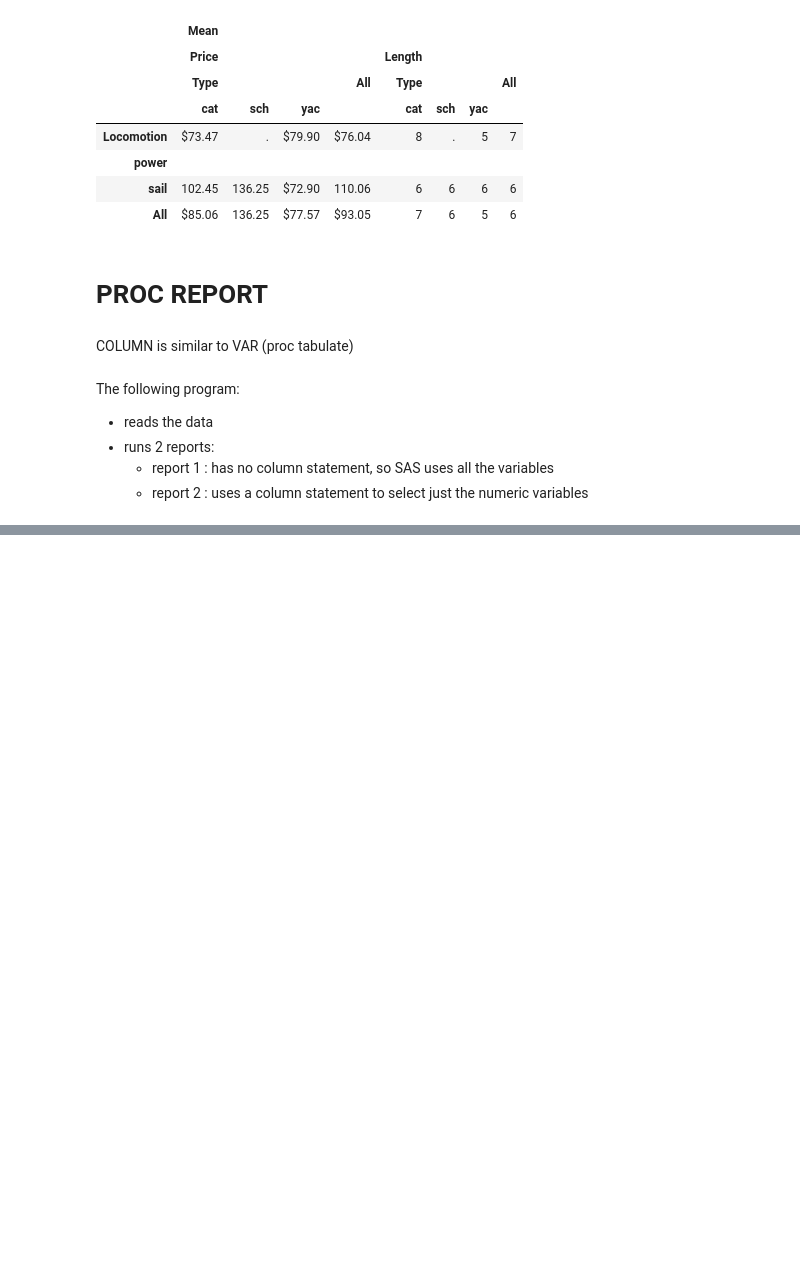
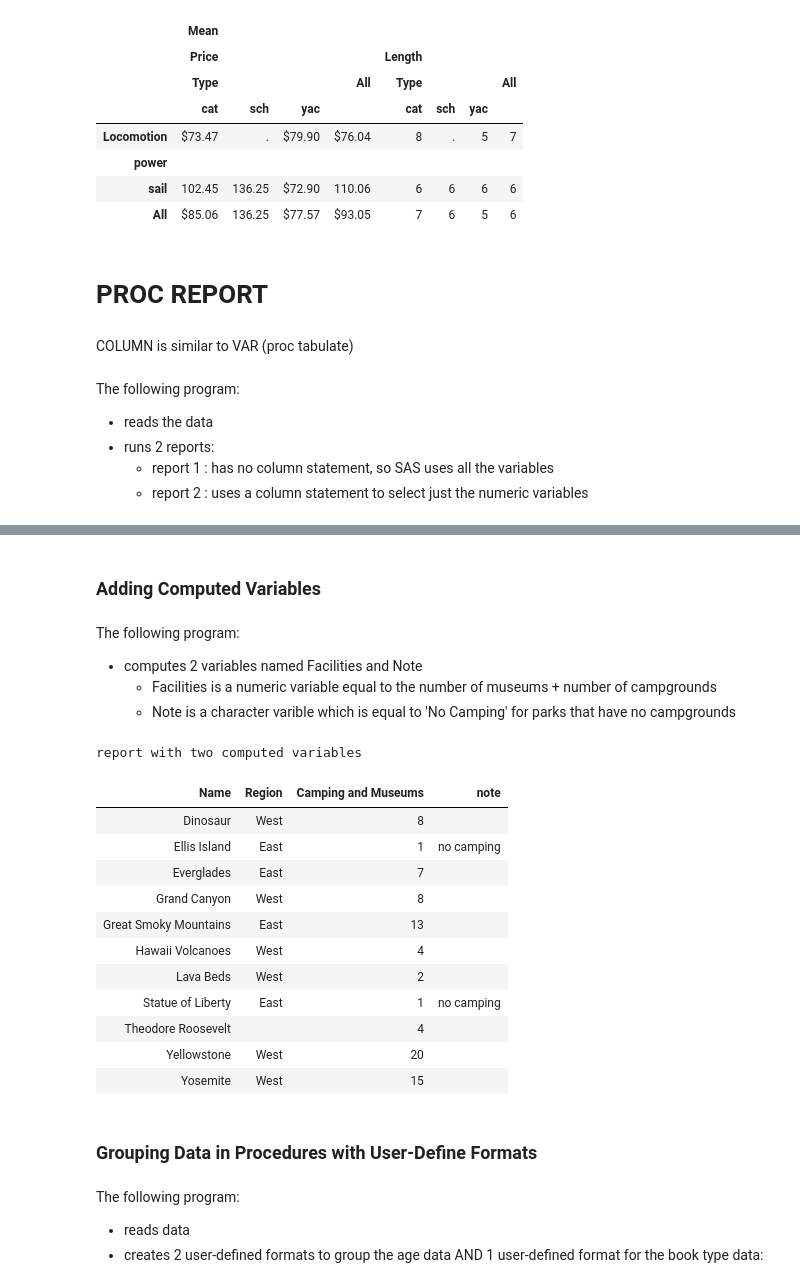
Before and after one commit to CollierKing/CodeSnippits, a Jupyter notebook: SAS/3 - Summarizing, reporting.ipynb, the cells around one changed output, grey strips where cells are left out. Cells and saved outputs as stored; diff of their text form; code cells hidden in the pictures; blank space fills up the shorter version.

```diff
--- a/SAS/3 - Summarizing, reporting.ipynb
+++ b/SAS/3 - Summarizing, reporting.ipynb
@@ -231,0 +414,47 @@ The following program:
+# %% [markdown]
+### Adding Computed Variables
+# %% [markdown]
+The following program:
+* computes 2 variables named Facilities and Note
+    * Facilities is a numeric variable equal to the number of museums + number of campgrounds
+    * Note is a character varible which is equal to 'No Camping' for parks that have no campgrounds
+# %%
+data natparks;
+    infile "Parks.dat";
+    input Name $ 1-21 Type $ Region $ Museums Camping;
+run;
+* compute new variables that are numeric and character;
+proc report data = natparks nowindows headline;
+    column name region museums camping facilities note;
+    define museums/analysis sum noprint;
+    define camping/analysis sum noprint;
+    define facilities/computed 'Camping/and/Museums';
+    define note/Computed;
+    compute facilities;
+        facilities = museums.sum + camping.sum;
+    endcomp;
+    compute note/char length=10;
+        if camping.sum = 0 then note = 'no camping';
+    endcomp;
+    title 'report with two computed variables';
+run;
+# %% [output]
+report with two computed variables
+| Name | Region | Camping and Museums | note |
+| Dinosaur | West | 8 |  |
+| Ellis Island | East | 1 | no camping |
+| Everglades | East | 7 |  |
+| Grand Canyon | West | 8 |  |
+| Great Smoky Mountains | East | 13 |  |
+| Hawaii Volcanoes | West | 4 |  |
+| Lava Beds | West | 2 |  |
+| Statue of Liberty | East | 1 | no camping |
+| Theodore Roosevelt |  | 4 |  |
+| Yellowstone | West | 20 |  |
+| Yosemite | West | 15 |  |
+# %% [markdown]
+### Grouping Data in Procedures with User-Define Formats
+# %% [markdown]
+The following program:
+* reads data
+* creates 2 user-defined formats to group the age data AND 1 user-defined format for the book type data:
```
Also changed, not shown: parts of 14 cells of this notebook.
